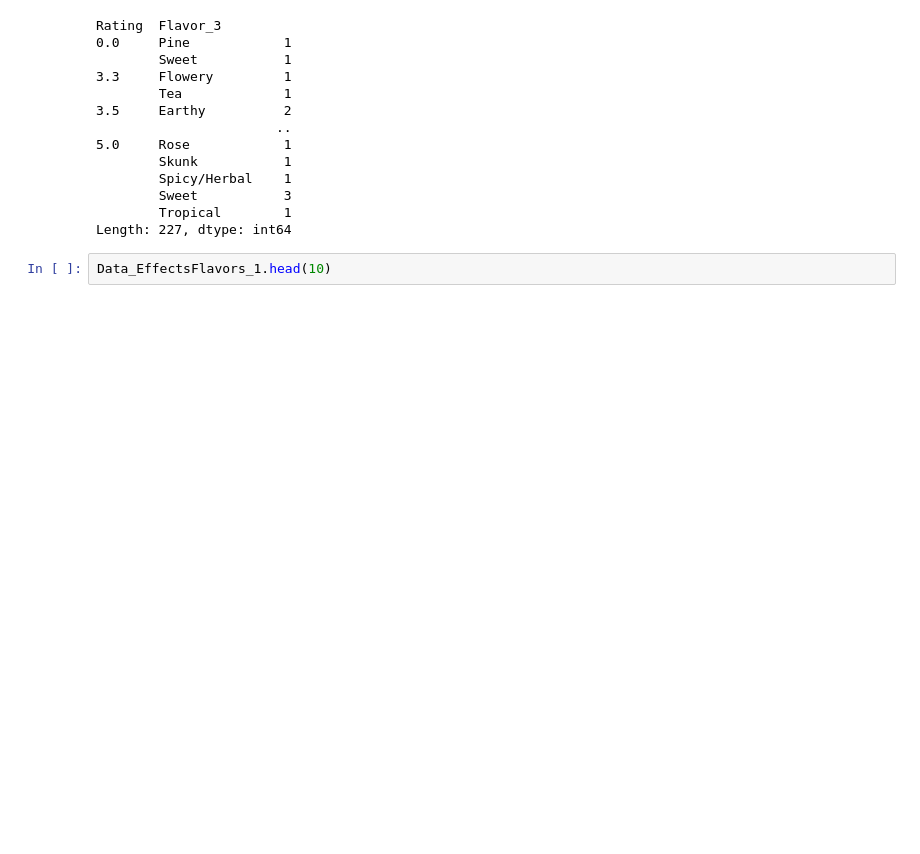
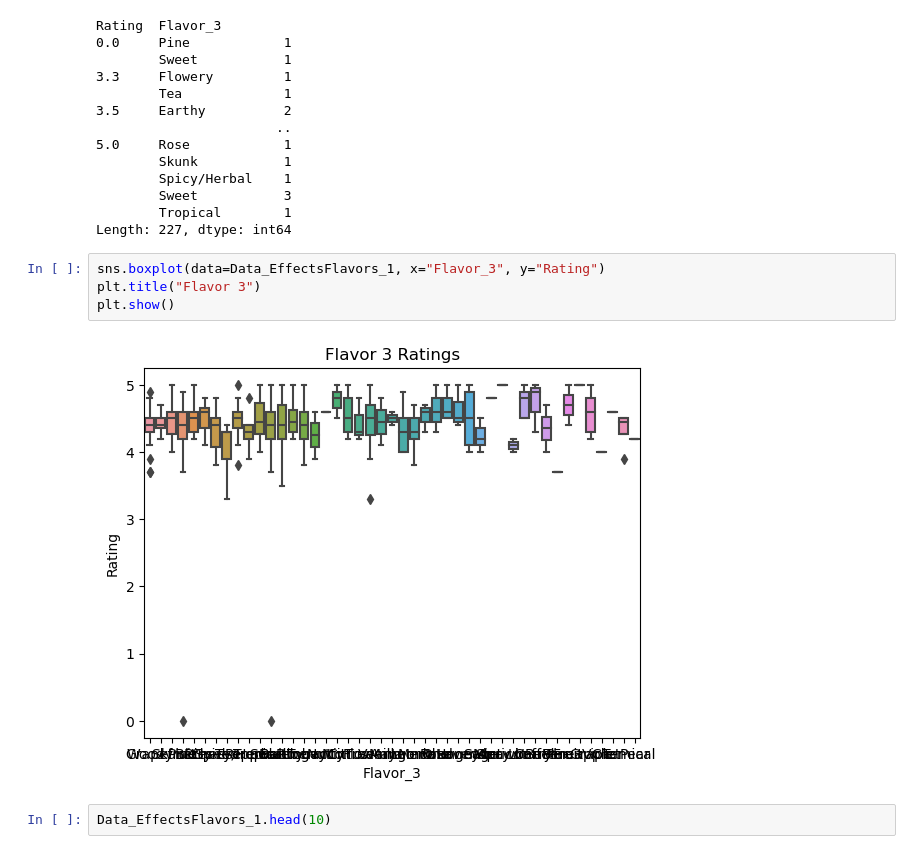
Before and after one commit to Berli85/SMU-Project-1-MaryJane, a Jupyter notebook: KimChi Work/Project 1 Team 2 data KCKC.ipynb, the cells around one changed output. Cells and saved outputs as stored; diff of their text form; blank space fills up the shorter version.

```diff
--- a/KimChi Work/Project 1 Team 2 data KCKC.ipynb
+++ b/KimChi Work/Project 1 Team 2 data KCKC.ipynb
@@ -410,6 +474,12 @@ Rating  Flavor_3
         Sweet           3
         Tropical        1
 Length: 227, dtype: int64
+# %%
+sns.boxplot(data=Data_EffectsFlavors_1, x="Flavor_3", y="Rating")
+plt.title("Flavor 3")
+plt.show()
+# %% [output]
+[figure, added]
 # %%
 Data_EffectsFlavors_1.head(10)
 # %% [output]
```
Also changed, not shown: parts of 8 cells of this notebook.
